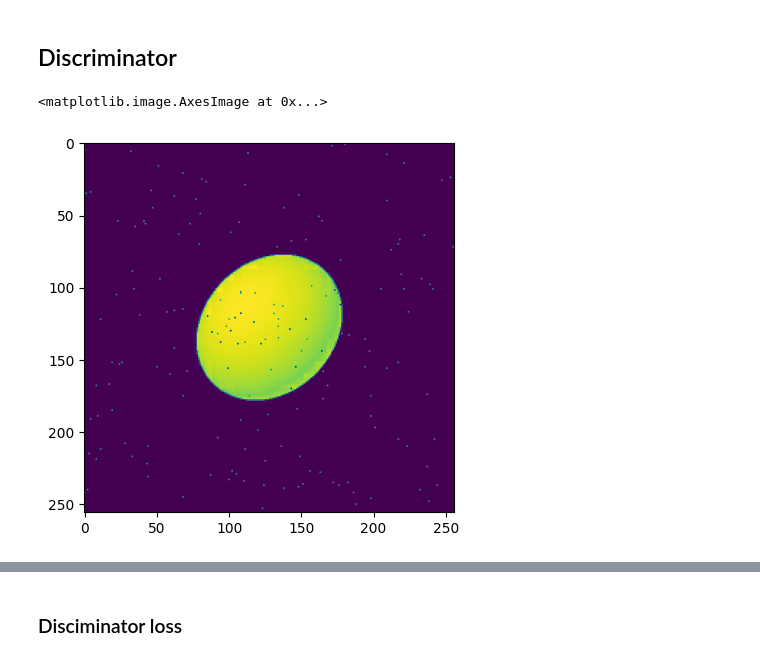
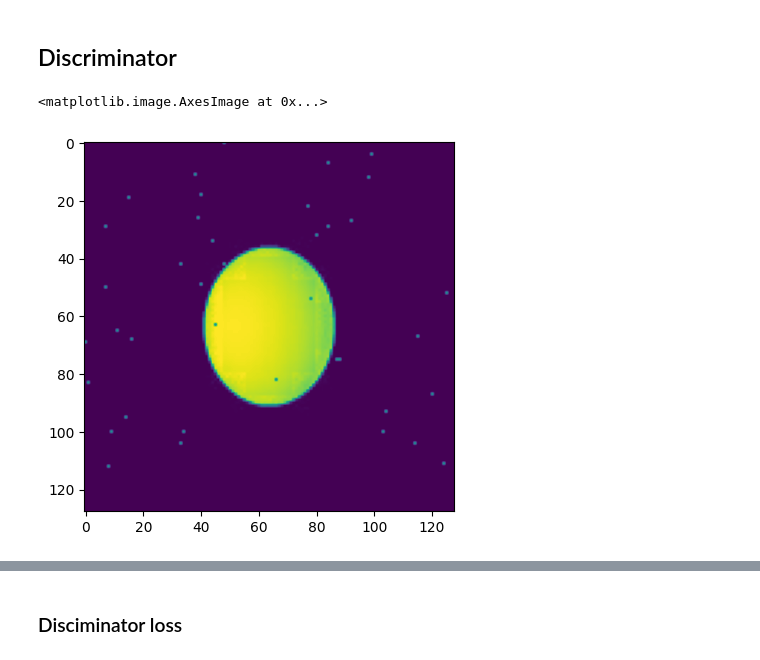
Before and after one commit to Yurivanderburg/II_GAN, a Jupyter notebook: Ellipsoids/Ellipsoid_v0.8.ipynb, the cells around one changed output, grey strips where cells are left out. Drawn from its saved outputs; the diff is of its cells as text; code cells hidden in the pictures.

```diff
--- a/Ellipsoids/Ellipsoid_v0.8.ipynb
+++ b/Ellipsoids/Ellipsoid_v0.8.ipynb
@@ -48,13 +35,19 @@ Num GPUs Available:  0
 # %% [markdown]
 ### Parameters
 # %%
-# Summary of all parameters
-#PATH = "Data/Ellipsoids/"
-PATH = "Data/Ellipsoids_256px/"
+# Directory of dataset
+PATH = "Data/Ellipsoids_128px/"
 
-# Salt and Pepper noise parameter:
+# Model parameters
+beta = 0.005 # Salt and pepper noise percentage
+BATCH_SIZE = 1
+BUFFER_SIZE = 1400 # number of training data images
+img_size = 128 # px
+learning_rate = 2e-4
+disc_train_iterations = 1 # Advantage factor of the discriminator over the generator
 
-beta = 0.005 # 1% noise
+# Directories of model and log outputs
+checkpoint_dir = './models/model____'
 # %% [markdown]
 ### Load Dataset
 # %%
@@ -77,7 +70,7 @@ def load(image_file):
 
   return input_image, real_image
 # %%
-sample_input, sample_real = load(str(PATH+'train/ellipsoid_1005.jpg'))
+sample_input, sample_real = load(str(PATH+'train/ellipsoid_1000.jpg'))
 # %%
 for element in [sample_input, sample_real]:
     plt.figure()
@@ -338,10 +321,10 @@ def Saltandpepper(image, prob, display_img=False):
 
     return image
 # %%
-plt.imshow(Saltandpepper(sample_real, 0.005, display_img=True))
+plt.imshow(Saltandpepper(sample_real, beta, display_img=True))
 # %% [output]
 <matplotlib.image.AxesImage at 0x...>
-[figure, old version]
+[figure, new version]
 # %%
 def Discriminator():
   initializer = tf.random_normal_initializer(0., 0.02)
```
Also changed, not shown: parts of 26 cells of this notebook, 5 other files.
